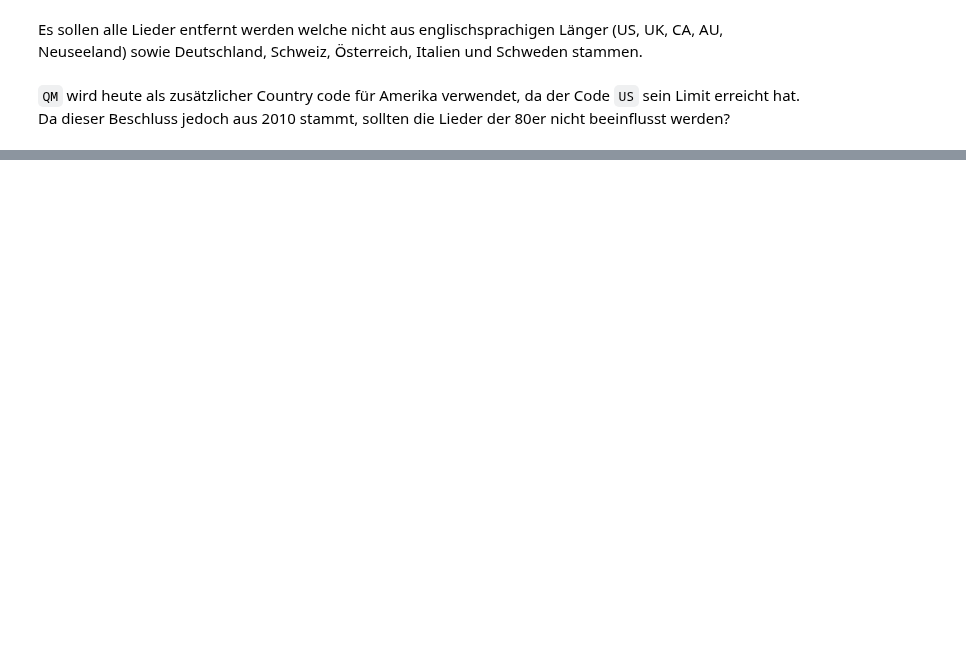
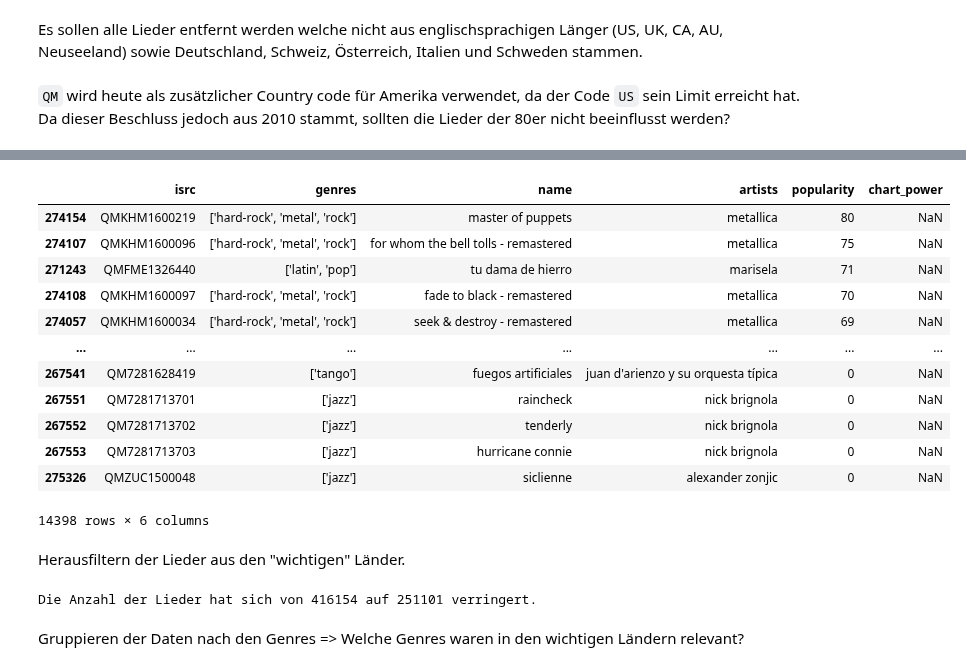
Before and after one commit to Jannis37/80s-recommender, a Jupyter notebook: extra.ipynb, the cells around one changed output, grey strips where cells are left out. Drawn from its saved outputs; the diff is of its cells as text; code cells hidden in the pictures; blank space fills up the shorter version.

```diff
--- a/extra.ipynb
+++ b/extra.ipynb
@@ -13,7 +18,8 @@ from tqdm import tqdm
 import time
 from ast import literal_eval
 # %%
-by_isrc = pd.read_csv('data/by_isrc.csv')
+#by_isrc = pd.read_csv('data/by_isrc.csv')
+by_isrc = pd.read_csv("drive/MyDrive/application-project-abgabe/by_isrc.csv")
 # %%
 by_isrc["country_code"] = by_isrc["isrc"].apply(lambda x: x[:2])
 # %%
@@ -198,4 +191,28 @@ important_country_codes.extend(minor_insular_areas_us)
+# %%
+by_isrc[by_isrc["country_code"] == "QM"].sort_values("popularity", ascending=False)[["isrc", "genres", "name", "artists", "popularity", "chart_power"]]
+# %% [output]
+|  | isrc | genres | name | artists | popularity | chart_power |
+| 274154 | QMKHM1600219 | ['hard-rock', 'metal', 'rock'] | master of puppets | metallica | 80 | NaN |
+| 274107 | QMKHM1600096 | ['hard-rock', 'metal', 'rock'] | for whom the bell tolls - remastered | metallica | 75 | NaN |
+| 271243 | QMFME1326440 | ['latin', 'pop'] | tu dama de hierro | marisela | 71 | NaN |
+| 274108 | QMKHM1600097 | ['hard-rock', 'metal', 'rock'] | fade to black - remastered | metallica | 70 | NaN |
+| 274057 | QMKHM1600034 | ['hard-rock', 'metal', 'rock'] | seek & destroy - remastered | metallica | 69 | NaN |
+| ... | ... | ... | ... | ... | ... | ... |
+| 267541 | QM7281628419 | ['tango'] | fuegos artificiales | juan d'arienzo y su orquesta típica | 0 | NaN |
+| 267551 | QM7281713701 | ['jazz'] | raincheck | nick brignola | 0 | NaN |
+| 267552 | QM7281713702 | ['jazz'] | tenderly | nick brignola | 0 | NaN |
+| 267553 | QM7281713703 | ['jazz'] | hurricane connie | nick brignola | 0 | NaN |
+| 275326 | QMZUC1500048 | ['jazz'] | siclienne | alexander zonjic | 0 | NaN |
+14398 rows × 6 columns
+# %% [markdown]
+Herausfiltern der Lieder aus den "wichtigen" Länder.
 # %%
 reduced_isrc = by_isrc.copy()
 reduced_isrc = reduced_isrc[reduced_isrc["country_code"].isin(important_country_codes)]
 reduced_isrc["genres"] = reduced_isrc["genres"].apply(literal_eval)
+# %%
+print(f"Die Anzahl der Lieder hat sich von {by_isrc.shape[0]} auf {reduced_isrc.shape[0]} verringert.")
+# %% [output]
+Die Anzahl der Lieder hat sich von 416154 auf 251101 verringert.
+# %% [markdown]
+Gruppieren der Daten nach den Genres => Welche Genres waren in den wichtigen Ländern relevant?
```
Also changed, not shown: parts of 21 cells of this notebook.
